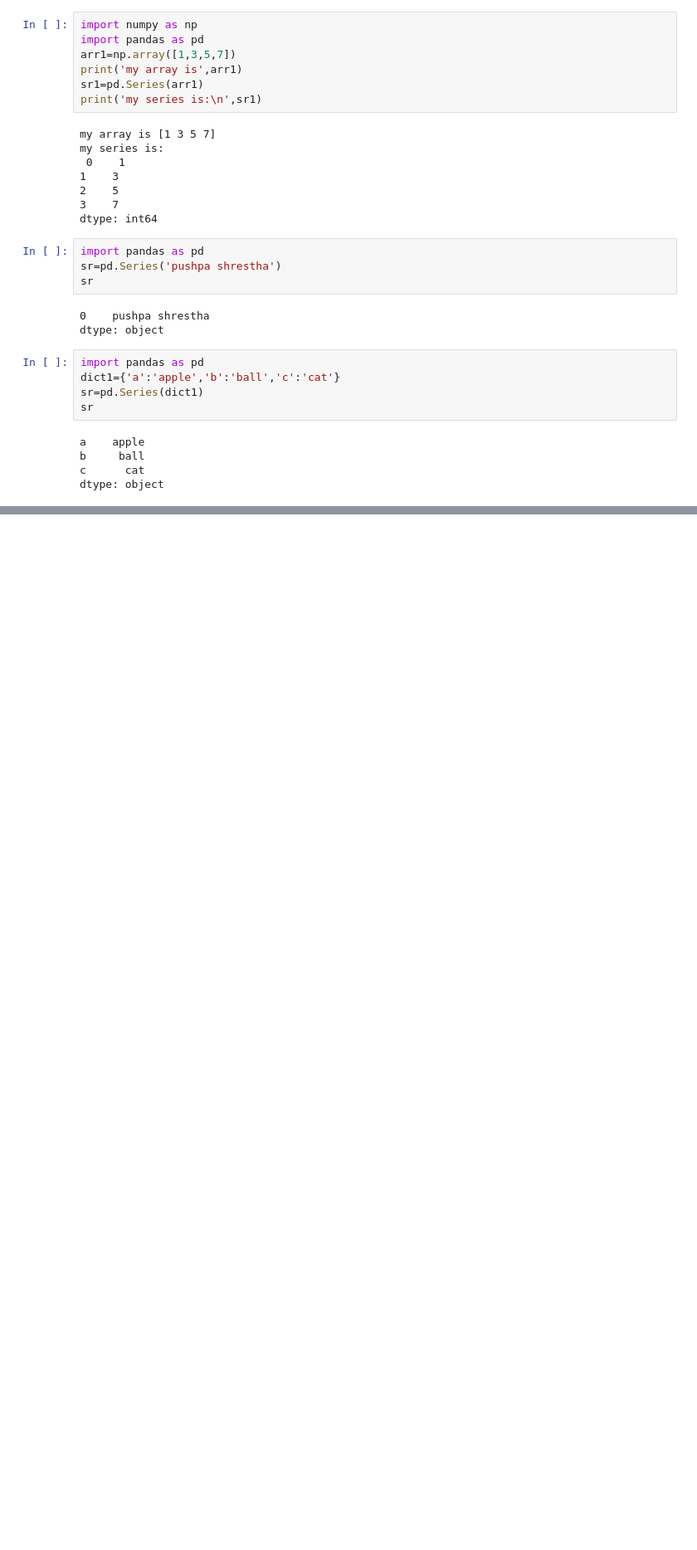
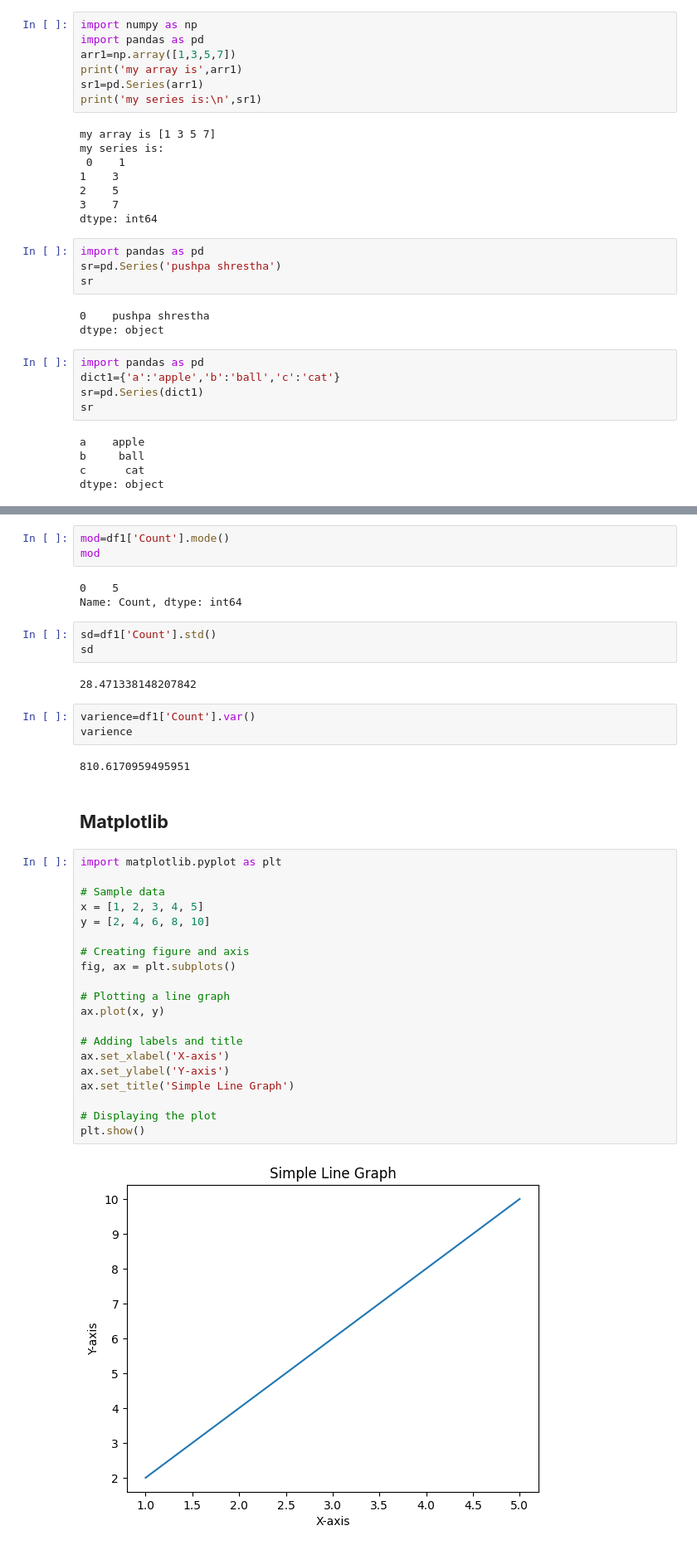
Before and after one commit to pxs1990/google_colab_ds, a Jupyter notebook: Py_Pandas.ipynb, the cells around one changed output, grey strips where cells are left out. Shown at 83% size. Saved outputs shown, nothing was run; the diff lists cells and outputs as text; blank space fills up the shorter version.

```diff
--- a/Py_Pandas.ipynb
+++ b/Py_Pandas.ipynb
@@ -156,0 +1643,40 @@ df_json
+# %%
+mod=df1['Count'].mode()
+mod
+# %% [output]
+0    5
+Name: Count, dtype: int64
+# %%
+sd=df1['Count'].std()
+sd
+# %% [output]
+28.471338148207842
+# %%
+varience=df1['Count'].var()
+varience
+# %% [output]
+810.6170959495951
+# %% [markdown]
+## **Matplotlib**
+# %%
+import matplotlib.pyplot as plt
+
+# Sample data
+x = [1, 2, 3, 4, 5]
+y = [2, 4, 6, 8, 10]
+
+# Creating figure and axis
+fig, ax = plt.subplots()
+
+# Plotting a line graph
+ax.plot(x, y)
+
+# Adding labels and title
+ax.set_xlabel('X-axis')
+ax.set_ylabel('Y-axis')
+ax.set_title('Simple Line Graph')
+
+# Displaying the plot
+plt.show()
+# %% [output]
+[figure, added]
```
Also changed, not shown: parts of 163 cells of this notebook.
